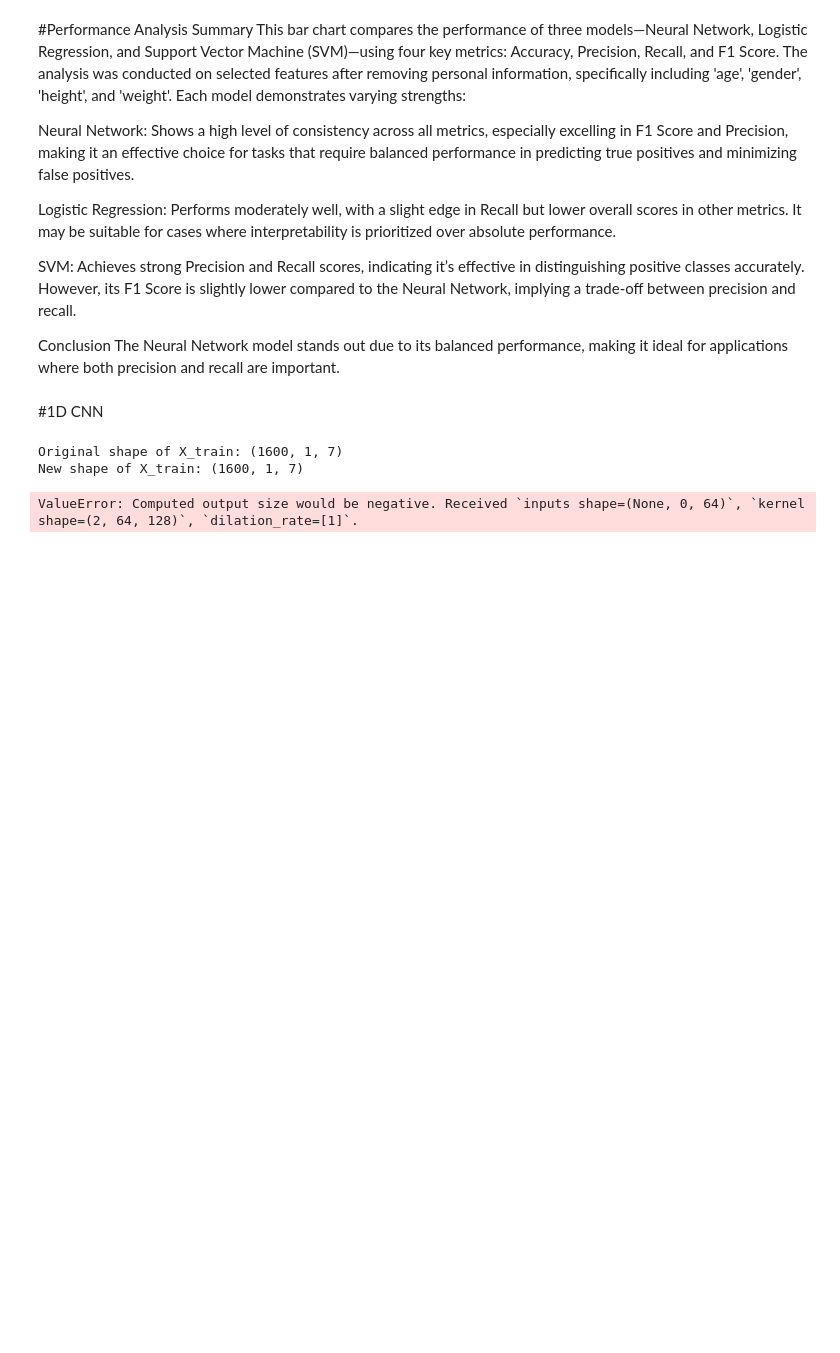
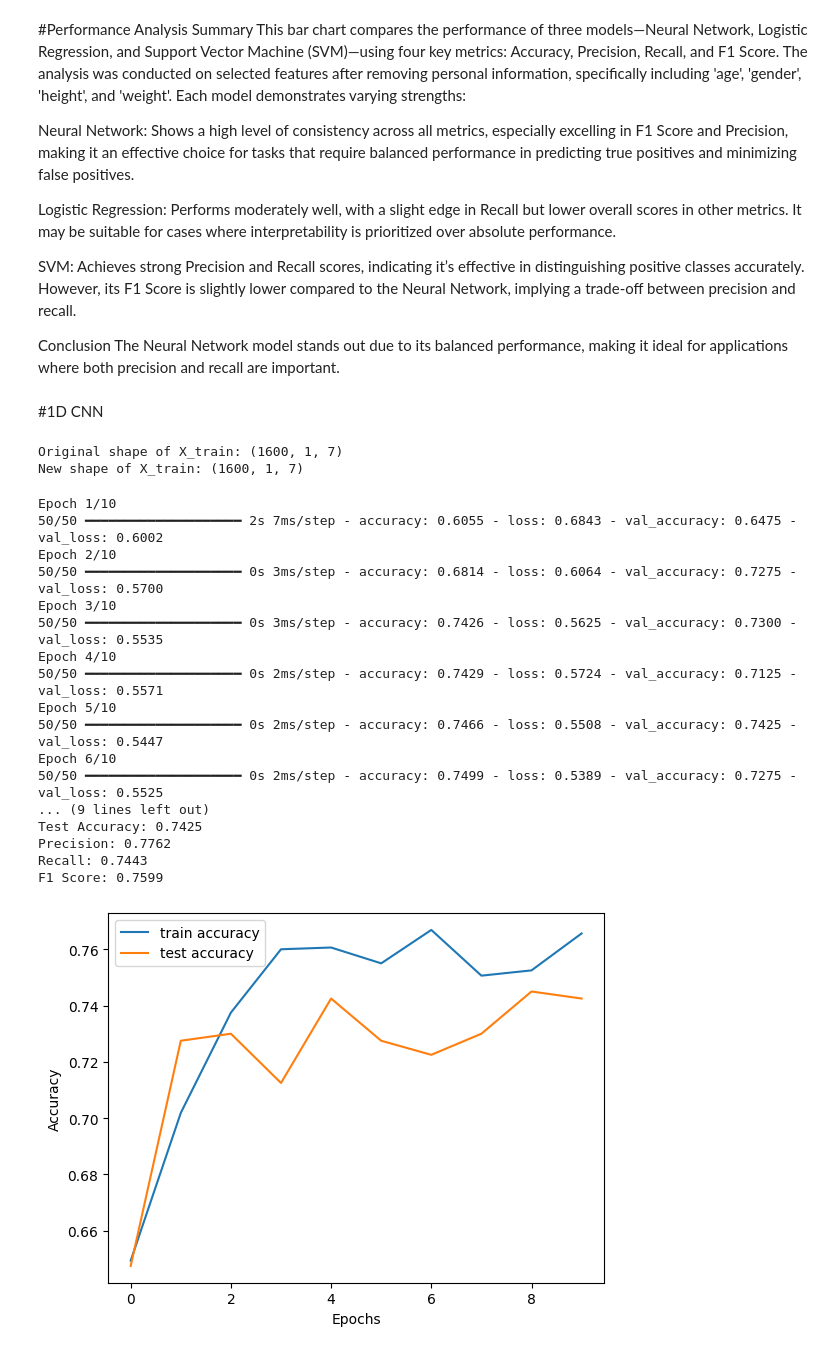
Before and after one commit to RazanAlkhaluqy/MachineLearningProject, a Jupyter notebook: LLP.ipynb, the cells around one changed output. Cells and saved outputs as stored; diff of their text form; code cells hidden in the pictures; blank space fills up the shorter version.

```diff
--- a/LLP.ipynb
+++ b/LLP.ipynb
@@ -990,53 +990,78 @@ scaler = StandardScaler()
 X_train = scaler.fit_transform(X_train)
 X_test = scaler.transform(X_test)
 
-# Reshape data for CNN: (samples, timesteps, features)
-X_train = X_train.reshape((X_train.shape[0], X_train.shape[2], 1))
-X_test = X_test.reshape((X_test.shape[0], X_test.shape[2], 1))
+# Step 4: Reshape data for CNN: (samples, timesteps, features)
+X_train = X_train.reshape((X_train.shape[0], X_train.shape[1], 1))  # Correct the reshaping
+X_test = X_test.reshape((X_test.shape[0], X_test.shape[1], 1))  # Correct the reshaping
 
-
-
-# Step 4: Convert labels to categorical
-y_train = to_categorical(y_train)
-y_test = to_categorical(y_test)
 
 # Step 5: Build the 1D CNN model
 model = Sequential([
     Conv1D(filters=64, kernel_size=2, activation='relu', input_shape=(X_train.shape[1], X_train.shape[2])),
     MaxPooling1D(pool_size=2),
     Flatten(),
     Dense(50, activation='relu'),
-    Dense(1, activation='sigmoid')
+    Dense(1, activation='sigmoid')  # For binary classification, 1 output unit
 ])
 
+# Compile the model
+model.compile(optimizer=Adam(), loss='binary_crossentropy', metrics=['accuracy'])  # Use binary_crossentropy
+# Import necessary libraries
+from sklearn.metrics import precision_score, recall_score, f1_score
+import matplotlib.pyplot as plt
 
-# Compile the model
-model.compile(optimizer=Adam(), loss='categorical_crossentropy', metrics=['accuracy'])
-
-# Step 6: Train the model
-history = model.fit(X_train, y_train, epochs=10, batch_size=32, validation_data=(X_test, y_test))
+# Step 6: Train the model with verbose=1 for progress display
+history = model.fit(X_train, y_train, epochs=10, batch_size=32, validation_data=(X_test, y_test), verbose=1)
 
 # Step 7: Evaluate the model
 loss, accuracy = model.evaluate(X_test, y_test, verbose=0)
+
+# Get model predictions
+y_pred = (model.predict(X_test) > 0.5).astype(int)  # Convert predictions to binary labels (0 or 1)
+
+# Calculate precision, recall, and F1 score
+precision = precision_score(y_test, y_pred)
+recall = recall_score(y_test, y_pred)
+f1 = f1_score(y_test, y_pred)
+
+# Print results
 print(f"Test Accuracy: {accuracy:.4f}")
+print(f"Precision: {precision:.4f}")
+print(f"Recall: {recall:.4f}")
+print(f"F1 Score: {f1:.4f}")
 
-# Step 8: Plot the results (if desired)
-import matplotlib.pyplot as plt
-
+# Step 8: Plot the results (accuracy and loss)
 # Plot accuracy
 plt.plot(history.history['accuracy'], label='train accuracy')
 plt.plot(history.history['val_accuracy'], label='test accuracy')
 plt.xlabel('Epochs')
 plt.ylabel('Accuracy')
 plt.legend()
 plt.show()
 
 # Plot loss
 plt.plot(history.history['loss'], label='train loss')
 plt.plot(history.history['val_loss'], label='test loss')
 plt.xlabel('Epochs')
 plt.ylabel('Loss')
 plt.legend()
 plt.show()
 # %% [output]
-ValueError: Computed output size would be negative. Received `inputs shape=(None, 0, 64)`, `kernel shape=(2, 64, 128)`, `dilation_rate=[1]`.
+Epoch 1/10
+50/50 ━━━━━━━━━━━━━━━━━━━━ 2s 7ms/step - accuracy: 0.6055 - loss: 0.6843 - val_accuracy: 0.6475 - val_loss: 0.6002
+Epoch 2/10
+50/50 ━━━━━━━━━━━━━━━━━━━━ 0s 3ms/step - accuracy: 0.6814 - loss: 0.6064 - val_accuracy: 0.7275 - val_loss: 0.5700
+Epoch 3/10
+50/50 ━━━━━━━━━━━━━━━━━━━━ 0s 3ms/step - accuracy: 0.7426 - loss: 0.5625 - val_accuracy: 0.7300 - val_loss: 0.5535
+Epoch 4/10
+50/50 ━━━━━━━━━━━━━━━━━━━━ 0s 2ms/step - accuracy: 0.7429 - loss: 0.5724 - val_accuracy: 0.7125 - val_loss: 0.5571
+Epoch 5/10
+50/50 ━━━━━━━━━━━━━━━━━━━━ 0s 2ms/step - accuracy: 0.7466 - loss: 0.5508 - val_accuracy: 0.7425 - val_loss: 0.5447
+Epoch 6/10
+50/50 ━━━━━━━━━━━━━━━━━━━━ 0s 2ms/step - accuracy: 0.7499 - loss: 0.5389 - val_accuracy: 0.7275 - val_loss: 0.5525
+... (9 lines left out)
+Test Accuracy: 0.7425
+Precision: 0.7762
+Recall: 0.7443
+F1 Score: 0.7599
+[figure, added]
```
Also changed, not shown: parts of 1 cell of this notebook.
